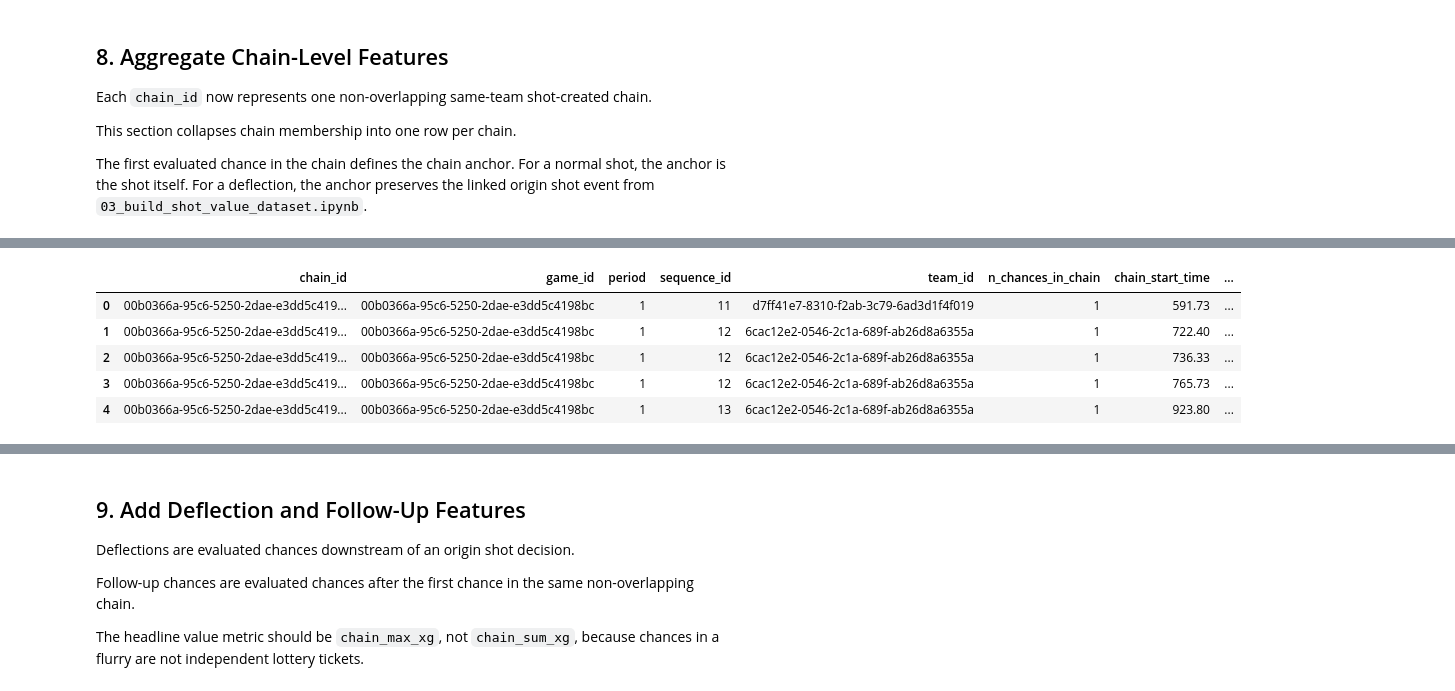
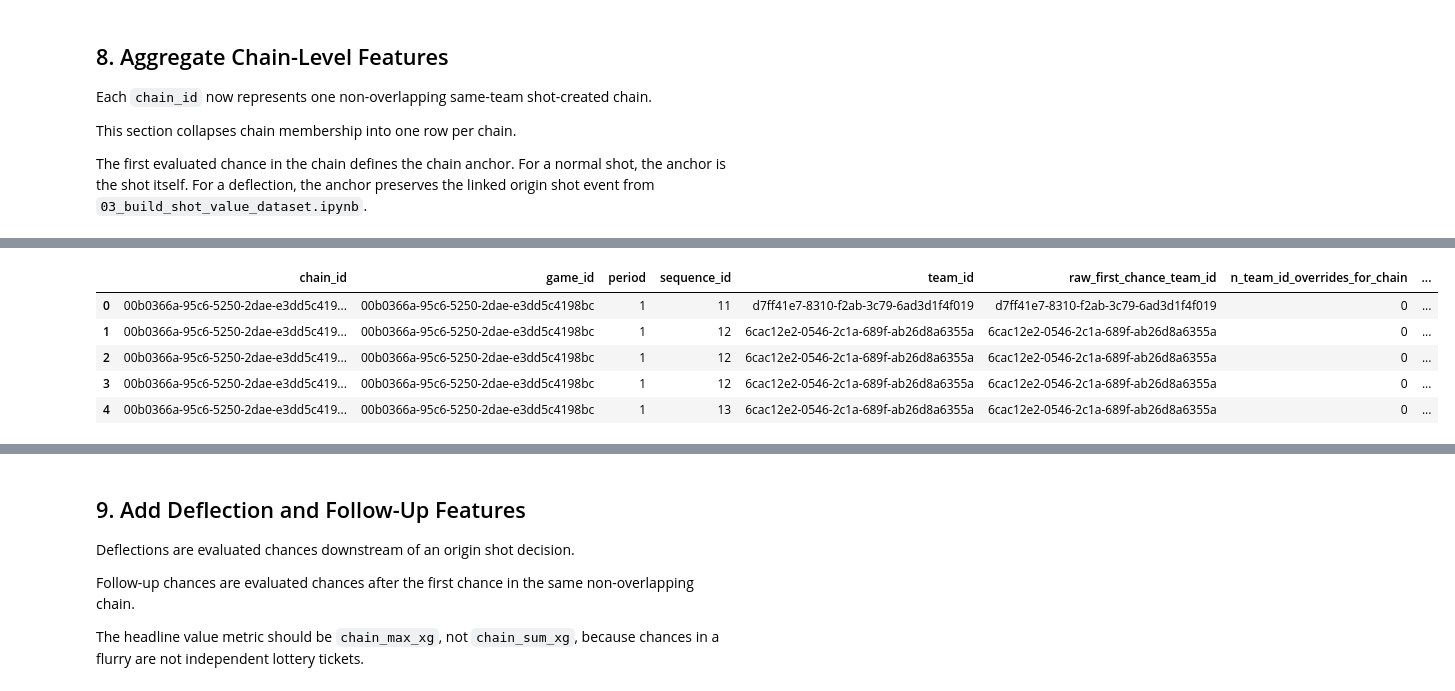
Before and after one commit to markrinaldi/outside-shot-value, a Jupyter notebook: notebooks/04_build_origin_shot_sequences.ipynb, the cells around one changed output, grey strips where cells are left out. Cells and saved outputs as stored; diff of their text form; code cells hidden in the pictures.

```diff
--- a/notebooks/04_build_origin_shot_sequences.ipynb
+++ b/notebooks/04_build_origin_shot_sequences.ipynb
@@ -367,6 +390,10 @@ This avoids overlapping chains where a rebound is both part of the original shot
 # Chain construction uses evaluated chances with valid timing.
 # We keep invalid origin deflection rows as evaluated chances, but they should not
 # define reliable origin-shot context later.
+#
+# Chains are grouped by analytical_team_id, not raw team_id. This matters for
+# defensive deflection rows, where the event can be credited to the defending team
+# even though the attacking chance chain belongs to the origin shot team.
 
 chain_input = chances.copy()
 
@@ -375,11 +402,14 @@ chain_input = chain_input.sort_values(
         "game_id",
         "period",
         "sequence_id",
-        "team_id",
+        "analytical_team_id",
         "chance_period_time",
         "chance_event_id",
     ]
 ).reset_index(drop=True)
 
-chain_input.shape
+{
+    "rows": len(chain_input),
+    "team_overrides_for_chain": int(chain_input["team_id_was_overridden_for_chain"].sum()),
+}
 # %% [output]
@@ -389,6 +448,7 @@ def build_non_overlapping_chains_for_group(group, followup_window_seconds):
     """Build non-overlapping rolling chance chains within one game/period/sequence/team group.
 
     The group contains same-team evaluated chances in one whistle-to-whistle sequence.
+    Team means analytical attacking team, not necessarily the raw event-team field.
 
     A chance can belong to only one chain. Once included, it is marked assigned and
     cannot later start another chain.
@@ -418,7 +478,9 @@ def build_non_overlapping_chains_for_group(group, followup_window_seconds):
                 "game_id": start_row["game_id"],
                 "period": start_row["period"],
                 "sequence_id": start_row["sequence_id"],
-                "team_id": start_row["team_id"],
+                "team_id": start_row["analytical_team_id"],
+                "raw_chance_team_id": start_row["raw_chance_team_id"],
+                "team_id_was_overridden_for_chain": start_row["team_id_was_overridden_for_chain"],
                 "chance_event_id": start_row["chance_event_id"],
                 "chance_period_time": start_row["chance_period_time"],
                 "seconds_since_last_included_chance": 0.0,
@@ -454,7 +516,9 @@ def build_non_overlapping_chains_for_group(group, followup_window_seconds):
                         "game_id": next_row["game_id"],
                         "period": next_row["period"],
                         "sequence_id": next_row["sequence_id"],
-                        "team_id": next_row["team_id"],
+                        "team_id": next_row["analytical_team_id"],
+                        "raw_chance_team_id": next_row["raw_chance_team_id"],
+                        "team_id_was_overridden_for_chain": next_row["team_id_was_overridden_for_chain"],
                         "chance_event_id": next_row["chance_event_id"],
                         "chance_period_time": next_row["chance_period_time"],
                         "seconds_since_last_included_chance": seconds_since_last,
@@ -475,9 +539,9 @@ def build_non_overlapping_chains_for_group(group, followup_window_seconds):
 
     return pd.DataFrame(chain_rows)
 # %%
-# Build non-overlapping chain membership across all game/period/sequence/team groups.
+# Build non-overlapping chain membership across all game/period/sequence/analytical-team groups.
 
-group_keys = ["game_id", "period", "sequence_id", "team_id"]
+group_keys = ["game_id", "period", "sequence_id", "analytical_team_id"]
 
 chain_parts = []
 
@@ -660,39 +725,41 @@ chain_starts.shape
 
 chain_agg = (
     chain_membership
     .groupby("chain_id")
     .agg(
         game_id=("game_id", "first"),
         period=("period", "first"),
         sequence_id=("sequence_id", "first"),
         team_id=("team_id", "first"),
+        raw_first_chance_team_id=("raw_chance_team_id", "first"),
+        n_team_id_overrides_for_chain=("team_id_was_overridden_for_chain", "sum"),
         n_chances_in_chain=("chance_event_id", "count"),
         chain_start_time=("chance_period_time", "min"),
         chain_end_time=("chance_period_time", "max"),
         first_evaluated_chance_event_id=("chance_event_id", "first"),
         first_evaluated_chance_time=("chance_period_time", "first"),
         first_evaluated_event_type=("event_type", "first"),
         first_evaluated_location=("chance_location", "first"),
         first_evaluated_xg=("sl_xg_all_shots", "first"),
         chain_max_xg=("sl_xg_all_shots", "max"),
         chain_sum_xg=("sl_xg_all_shots", "sum"),
         chain_any_goal_within_2s_flag=("goal_within_2s_same_team", "max"),
     )
     .reset_index()
 )
 
 chain_agg["chain_duration_seconds"] = (
     chain_agg["chain_end_time"] - chain_agg["chain_start_time"]
 )
 
 chain_agg.head()
 # %% [output]
-|  | chain_id | game_id | period | sequence_id | team_id | n_chances_in_chain | chain_start_time | ... |
-| 0 | 00b0366a-95c6-5250-2dae-e3dd5c419... | 00b0366a-95c6-5250-2dae-e3dd5c4198bc | 1 | 11 | d7ff41e7-8310-f2ab-3c79-6ad3d1f4f019 | 1 | 591.73 | ... |
-| 1 | 00b0366a-95c6-5250-2dae-e3dd5c419... | 00b0366a-95c6-5250-2dae-e3dd5c4198bc | 1 | 12 | 6cac12e2-0546-2c1a-689f-ab26d8a6355a | 1 | 722.40 | ... |
-| 2 | 00b0366a-95c6-5250-2dae-e3dd5c419... | 00b0366a-95c6-5250-2dae-e3dd5c4198bc | 1 | 12 | 6cac12e2-0546-2c1a-689f-ab26d8a6355a | 1 | 736.33 | ... |
-| 3 | 00b0366a-95c6-5250-2dae-e3dd5c419... | 00b0366a-95c6-5250-2dae-e3dd5c4198bc | 1 | 12 | 6cac12e2-0546-2c1a-689f-ab26d8a6355a | 1 | 765.73 | ... |
-| 4 | 00b0366a-95c6-5250-2dae-e3dd5c419... | 00b0366a-95c6-5250-2dae-e3dd5c4198bc | 1 | 13 | 6cac12e2-0546-2c1a-689f-ab26d8a6355a | 1 | 923.80 | ... |
+|  | chain_id | game_id | period | sequence_id | team_id | raw_first_chance_team_id | n_team_id_overrides_for_chain | ... |
+| 0 | 00b0366a-95c6-5250-2dae-e3dd5c419... | 00b0366a-95c6-5250-2dae-e3dd5c4198bc | 1 | 11 | d7ff41e7-8310-f2ab-3c79-6ad3d1f4f019 | d7ff41e7-8310-f2ab-3c79-6ad3d1f4f019 | 0 | ... |
+| 1 | 00b0366a-95c6-5250-2dae-e3dd5c419... | 00b0366a-95c6-5250-2dae-e3dd5c4198bc | 1 | 12 | 6cac12e2-0546-2c1a-689f-ab26d8a6355a | 6cac12e2-0546-2c1a-689f-ab26d8a6355a | 0 | ... |
+| 2 | 00b0366a-95c6-5250-2dae-e3dd5c419... | 00b0366a-95c6-5250-2dae-e3dd5c4198bc | 1 | 12 | 6cac12e2-0546-2c1a-689f-ab26d8a6355a | 6cac12e2-0546-2c1a-689f-ab26d8a6355a | 0 | ... |
+| 3 | 00b0366a-95c6-5250-2dae-e3dd5c419... | 00b0366a-95c6-5250-2dae-e3dd5c4198bc | 1 | 12 | 6cac12e2-0546-2c1a-689f-ab26d8a6355a | 6cac12e2-0546-2c1a-689f-ab26d8a6355a | 0 | ... |
+| 4 | 00b0366a-95c6-5250-2dae-e3dd5c419... | 00b0366a-95c6-5250-2dae-e3dd5c4198bc | 1 | 13 | 6cac12e2-0546-2c1a-689f-ab26d8a6355a | 6cac12e2-0546-2c1a-689f-ab26d8a6355a | 0 | ... |
 # %%
 # Add chain anchor/origin fields from the first included chance.
 
```
Also changed, not shown: parts of 27 cells of this notebook.
